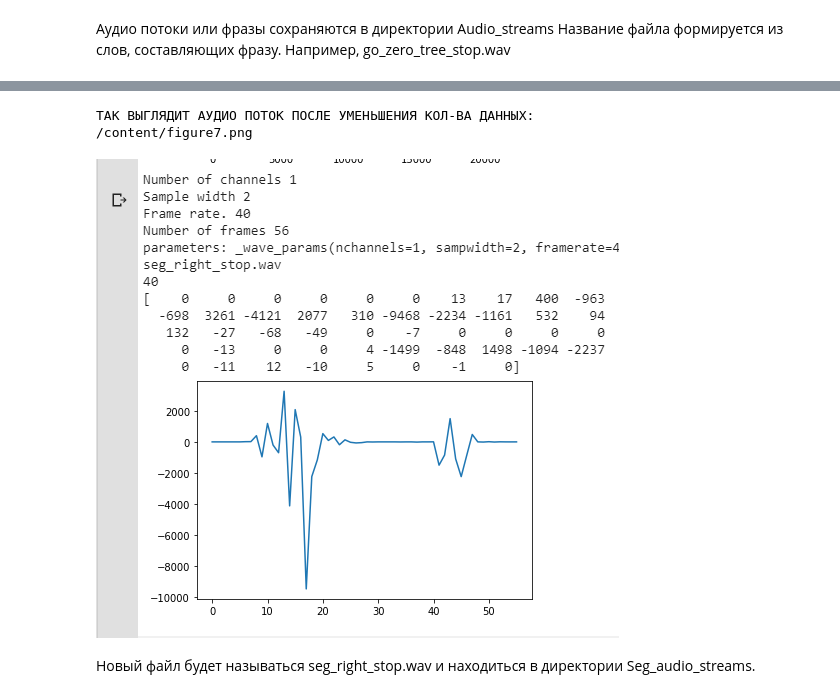
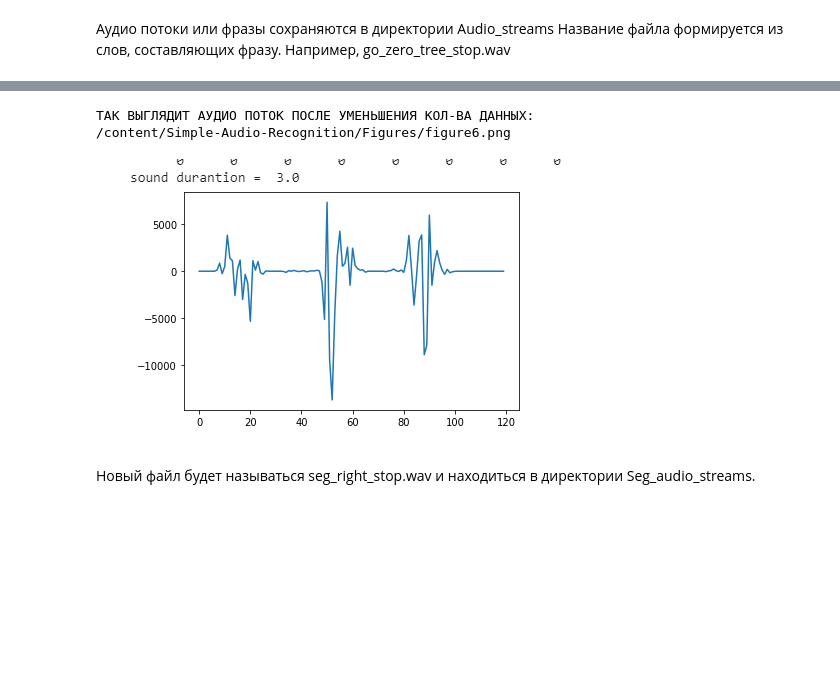
Before and after one commit to inpicksys/Simple-Audio-Recognition, a Jupyter notebook: ОПИСАНИЕ ПРОЕКТА.ipynb, the cells around one changed output, grey strips where cells are left out. Cells and saved outputs as stored; diff of their text form; code cells hidden in the pictures; blank space fills up the shorter version.

```diff
--- a/ОПИСАНИЕ ПРОЕКТА.ipynb
+++ b/ОПИСАНИЕ ПРОЕКТА.ipynb
@@ -108,13 +124,13 @@ Image(filename = PATH + "figure6.png")
 # %%
-print("ТАК ВЫГЛЯДИТ АУДИО ПОТОК ПОСЛЕ УМЕНЬШЕНИЯ КОЛ-ВА ДАННЫХ:")
+print("ТАК ВЫГЛЯДИТ АУДИОПОТОК ПОСЛЕ УМЕНЬШЕНИЯ КОЛ-ВА ДАННЫХ:")
 
-PATH = "/content/"
-print(PATH + "figure7.png")
+PATH = "/content/Simple-Audio-Recognition/Figures/"
+print(PATH + "figure6.png")
 from IPython.display import Image
-Image(filename = PATH + "figure7.png")
+Image(filename = PATH + "figure6.png")
 # %% [output]
 ТАК ВЫГЛЯДИТ АУДИО ПОТОК ПОСЛЕ УМЕНЬШЕНИЯ КОЛ-ВА ДАННЫХ:
-/content/figure7.png
+/content/Simple-Audio-Recognition/Figures/figure6.png
-[figure, old version]
+[figure, new version]
 # %% [markdown]
 Новый файл будет называться seg_right_stop.wav и находиться в директории Seg_audio_streams.
```
Also changed, not shown: parts of 33 cells of this notebook.
